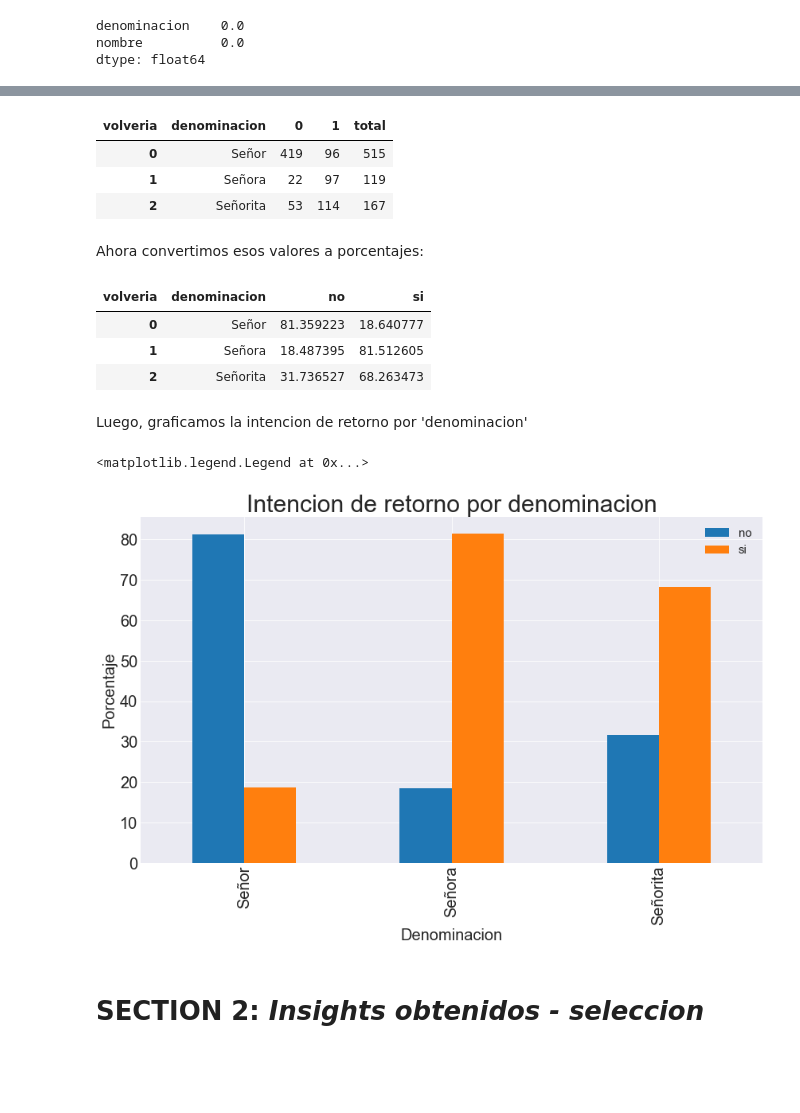
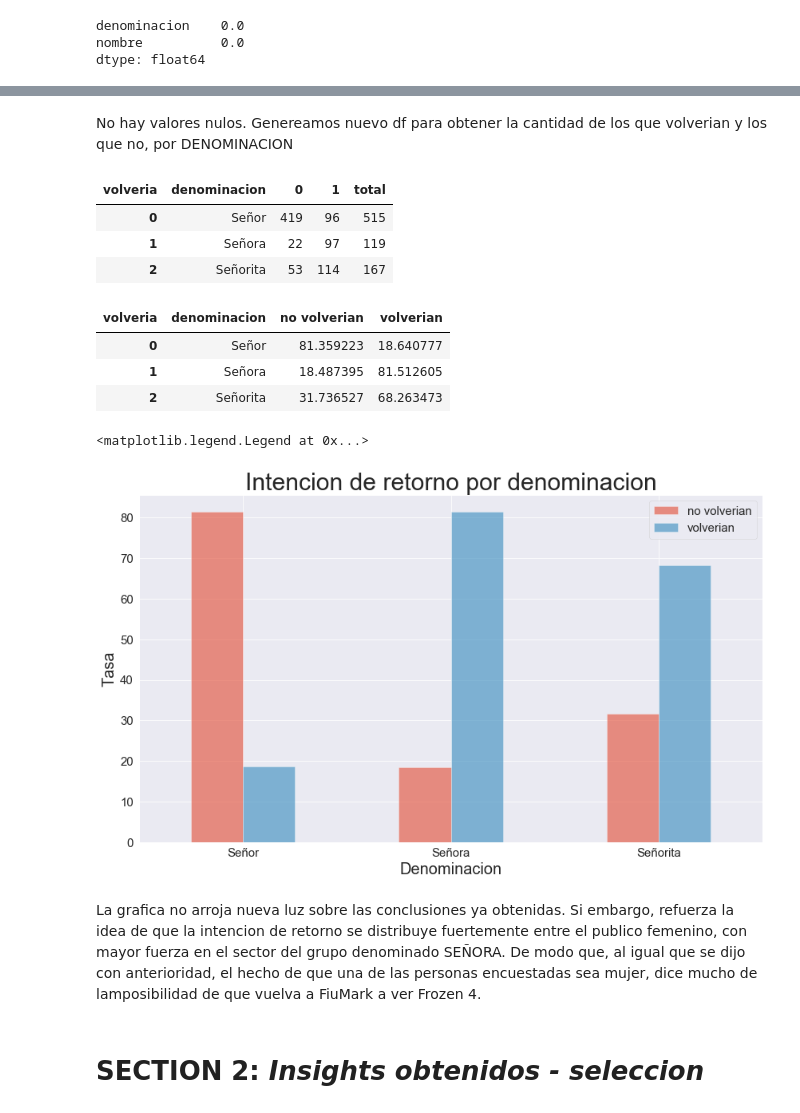
Before and after one commit to lionelguglielmone/OrgaDeCompusTP, a Jupyter notebook: tp1_main.ipynb, the cells around one changed output, grey strips where cells are left out. Cells and saved outputs as stored; diff of their text form; code cells hidden in the pictures; blank space fills up the shorter version.

Commit message:
nueva visualizacion categorias de tickets y comentario sobre grafico de denominaciones + makeup

```diff
--- a/tp1_main.ipynb
+++ b/tp1_main.ipynb
@@ -570,0 +582,8 @@ pero k_2 no es mucho mayor que k_1, entonces ninguna categoria aporta algun *ins
+# %%
+plt.style.use('ggplot')
+sns.set_style('darkgrid')
+ax = df_precio_ticket_vs_target.plot.bar(figsize = (14,8), fontsize = 15, x='precio_ticket',alpha=0.6, rot=0)
+ax.set_xlabel('Precio ticket', fontsize = 20)
+ax.set_ylabel('Tasa', fontsize = 20)
+ax.set_title('Intencion de retorno por precio de ticket', fontsize = 30)
+ax.legend(fontsize = 15)
@@ -1498,3 +1536,6 @@ Ahora sacamos la cuenta de cuántos volverían y cuántos no, dado por este nuev
+# %% [markdown]
+No hay valores nulos.
+Genereamos nuevo df para obtener la cantidad de los que volverian y los que no, por DENOMINACION
 # %%
 df_denom_vs_target = pd.crosstab(df_features_target['denominacion'],df_features_target['volveria']).reset_index()
 df_denom_vs_target['total'] = df_denom_vs_target [0] + df_denom_vs_target [1]
@@ -1504,32 +1545,33 @@ df_denom_vs_target
 | 0 | Señor | 419 | 96 | 515 |
 | 1 | Señora | 22 | 97 | 119 |
 | 2 | Señorita | 53 | 114 | 167 |
-# %% [markdown]
-Ahora convertimos esos valores a porcentajes:
 # %%
 # Convertimos valores a porcentajes
-df_denom_vs_target ['no'] = (df_denom_vs_target [0])*100/(df_denom_vs_target['total'])
-df_denom_vs_target ['si'] = (df_denom_vs_target [1])*100/(df_denom_vs_target['total'])
+df_denom_vs_target ['no volverian'] = (df_denom_vs_target [0])*100/(df_denom_vs_target['total'])
+df_denom_vs_target ['volverian'] = (df_denom_vs_target [1])*100/(df_denom_vs_target['total'])
 del df_denom_vs_target[0]
 del df_denom_vs_target[1]
 del df_denom_vs_target['total']
 df_denom_vs_target
 # %% [output]
-| volveria | denominacion | no | si |
+| volveria | denominacion | no volverian | volverian |
 | 0 | Señor | 81.359223 | 18.640777 |
 | 1 | Señora | 18.487395 | 81.512605 |
 | 2 | Señorita | 31.736527 | 68.263473 |
-# %% [markdown]
-Luego, graficamos la intencion de retorno por 'denominacion'
 # %%
-ax = df_denom_vs_target.plot.bar(figsize = (14,8), fontsize = 20, x='denominacion')
+plt.style.use('ggplot')
+sns.set_style('darkgrid')
+sns.set_color_codes("pastel")
+ax = df_denom_vs_target.plot.bar(figsize = (14,8), fontsize = 15, x='denominacion',alpha=0.6, rot=0)
 ax.set_xlabel('Denominacion', fontsize = 20)
-ax.set_ylabel('Porcentaje', fontsize = 20)
+ax.set_ylabel('Tasa', fontsize = 20)
 ax.set_title('Intencion de retorno por denominacion', fontsize = 30)
 ax.legend(fontsize = 15)
 # %% [output]
 <matplotlib.legend.Legend at 0x...>
-[figure, old version]
+[figure, new version]
+# %% [markdown]
+La grafica no arroja nueva luz sobre las conclusiones ya obtenidas. Si embargo, refuerza la idea de que la intencion de retorno se distribuye fuertemente entre el publico femenino, con mayor fuerza en el sector del grupo denominado SEÑORA. De modo que, al igual que se dijo con anterioridad, el hecho de que una de las personas encuestadas sea mujer, dice mucho de lamposibilidad de que vuelva a FiuMark a ver Frozen 4.
 # %% [markdown]
 # SECTION 2: *Insights obtenidos - seleccion*
 # %% [markdown]
```
Also changed, not shown: parts of 43 cells of this notebook.
